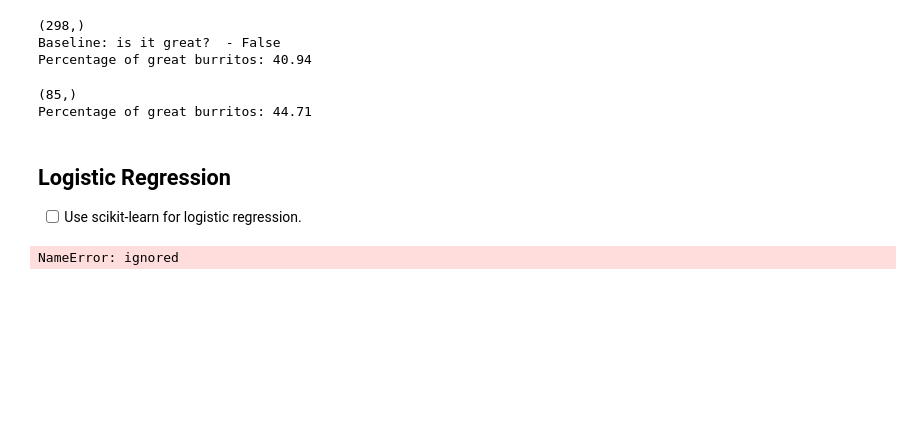
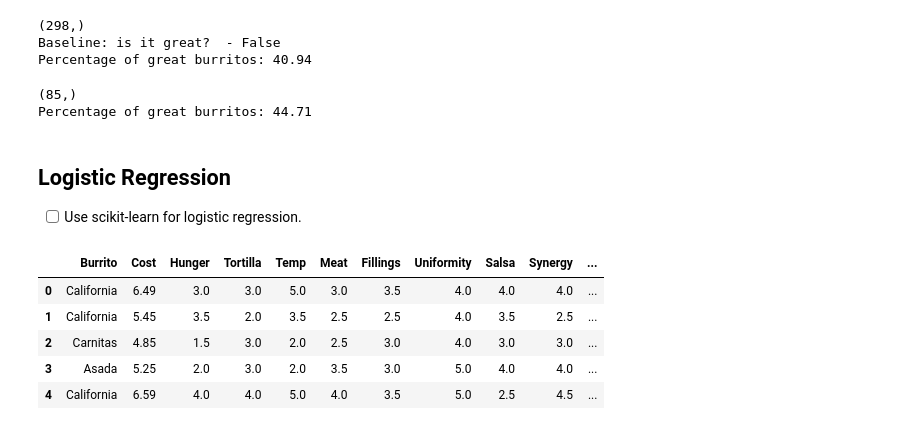
Before and after one commit to gptix/DS-Unit-2-Linear-Models, a Jupyter notebook: module4-logistic-regression/Jud_Taylor_assignment_regression_classification_4.ipynb, the cells around one changed output. Drawn from its saved outputs; the diff is of its cells as text; code cells hidden in the pictures; blank space fills up the shorter version.

```diff
--- a/module4-logistic-regression/Jud_Taylor_assignment_regression_classification_4.ipynb
+++ b/module4-logistic-regression/Jud_Taylor_assignment_regression_classification_4.ipynb
@@ -220,18 +273,26 @@ Percentage of great burritos: 44.71
 ## Logistic Regression
 - [ ] Use scikit-learn for logistic regression.
 # %%
-features = ['Pclass', 'Sex', 'Age', 'SibSp', 'Parch', 'Fare', 'Embarked']
-target = 'Survived'
+features = ['Burrito', 'Cost', 'Hunger', 'Tortilla', 'Temp', 'Meat', 'Fillings',
+            'Uniformity', 'Salsa', 'Synergy', 'Wrap', 'Beef', 'Pork',
+            'Chicken', 'Shrimp', 'Fish']
+
+target = 'Great'
+
 X_train = train[features]
 y_train = train[target]
 X_val = val[features]
 y_val = val[target]
 
+log_reg = LogisticRegression(solver='lbfgs')
 
+X_train.shape, y_train.shape, X_val.shape, y_val.shape
 
-
-log_reg = LogisticRegression(solver='lbfgs')
-log_reg.fit(X_train, y_train)
-print('Validation Accuracy', log_reg.score(X_val_imputed, y_val))
+X_train.head()
 # %% [output]
-NameError: ignored
+|  | Burrito | Cost | Hunger | Tortilla | Temp | Meat | Fillings | Uniformity | Salsa | Synergy | ... |
+| 0 | California | 6.49 | 3.0 | 3.0 | 5.0 | 3.0 | 3.5 | 4.0 | 4.0 | 4.0 | ... |
+| 1 | California | 5.45 | 3.5 | 2.0 | 3.5 | 2.5 | 2.5 | 4.0 | 3.5 | 2.5 | ... |
+| 2 | Carnitas | 4.85 | 1.5 | 3.0 | 2.0 | 2.5 | 3.0 | 4.0 | 3.0 | 3.0 | ... |
+| 3 | Asada | 5.25 | 2.0 | 3.0 | 2.0 | 3.5 | 3.0 | 5.0 | 4.0 | 4.0 | ... |
+| 4 | California | 6.59 | 4.0 | 4.0 | 5.0 | 4.0 | 3.5 | 5.0 | 2.5 | 4.5 | ... |
```
Also changed, not shown: parts of 25 cells of this notebook.
